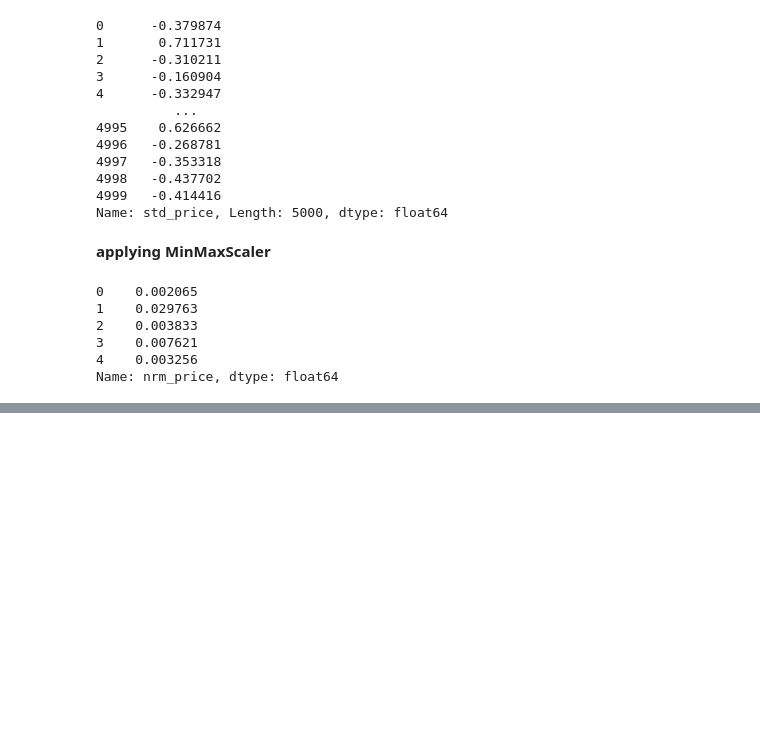
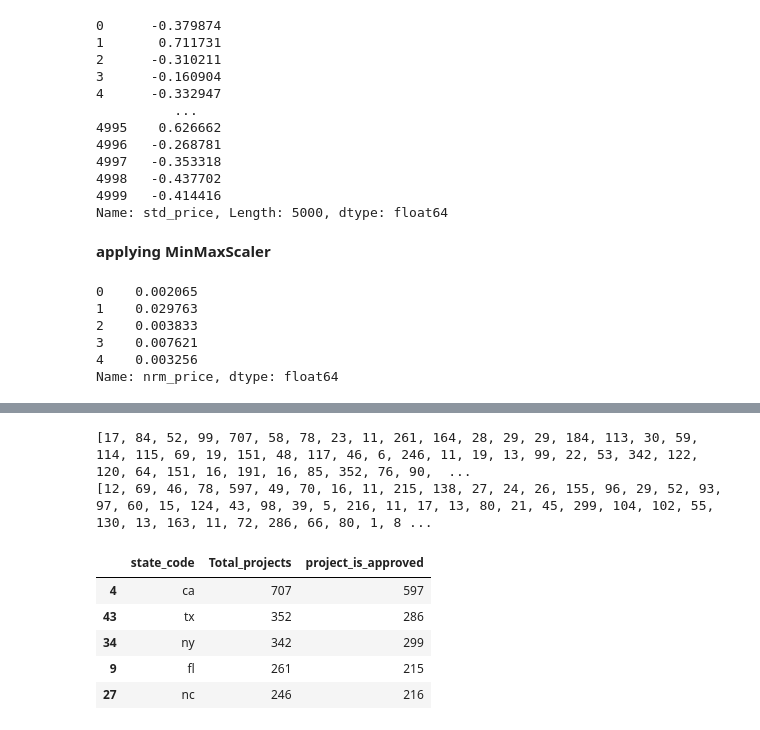
Before and after one commit to srinivas2234/DonorsChooseDataset, a Jupyter notebook: DonorsChoose_Srinivas.ipynb, the cells around one changed output, grey strips where cells are left out. Cells and saved outputs as stored; diff of their text form; code cells hidden in the pictures; blank space fills up the shorter version.

```diff
--- a/DonorsChoose_Srinivas.ipynb
+++ b/DonorsChoose_Srinivas.ipynb
@@ -566,0 +599,38 @@ array([[ 0,  1,  2,  3,  4,  5,  6,  7,  8,  9, 10, 11, 12, 13, 14, 15,
+# %%
+# temp_approvals = pd.DataFrame(project_data.groupby("school_state")["project_is_approved"].mean()).reset_index()
+# temp_all=project_data.groupby("school_state")["project_is_approved"].mean().reset_index()
+# #print(temp_all[0:3])
+# temp_approvals.columns=['state_code', 'num_proposals']
+# temp_approvals.head(3)
+
+temp = pd.DataFrame(project_data.groupby("school_state")["project_is_approved"].apply(np.mean)).reset_index()
+# if you have data which contain only 0 and 1, then the mean = percentage (think about it)
+temp.columns = ['state_code', 'num_proposals']
+temp.head(13)
+
+tot_proposals=pd.DataFrame(project_data.groupby('school_state')['project_is_approved'].count())
+total= list(tot_proposals['project_is_approved'])
+print(total)
+tot_approvals=pd.DataFrame(project_data.groupby('school_state')['project_is_approved'].sum())
+approved=list(tot_approvals['project_is_approved'])
+#school_stateNames=list(temp['school_state'])
+print(approved)
+school_stateNames=list(temp['state_code'])
+# %% [output]
+[17, 84, 52, 99, 707, 58, 78, 23, 11, 261, 164, 28, 29, 29, 184, 113, 30, 59, 114, 115, 69, 19, 151, 48, 117, 46, 6, 246, 11, 19, 13, 99, 22, 53, 342, 122, 120, 64, 151, 16, 191, 16, 85, 352, 76, 90,  ...
+[12, 69, 46, 78, 597, 49, 70, 16, 11, 215, 138, 27, 24, 26, 155, 96, 29, 52, 93, 97, 60, 15, 124, 43, 98, 39, 5, 216, 11, 17, 13, 80, 21, 45, 299, 104, 102, 55, 130, 13, 163, 11, 72, 286, 66, 80, 1, 8 ...
+# %%
+Temp_df=pd.DataFrame(columns =['state_code','Total_projects','project_is_approved'])
+Temp_df['state_code']=school_stateNames
+Temp_df['Total_projects']=total
+Temp_df['project_is_approved']=approved
+Temp_df.head(5)
+Temp_df.sort_values(by='Total_projects', inplace=True, ascending=False)
+Temp_df.head(5)
+# %% [output]
+|  | state_code | Total_projects | project_is_approved |
+| 4 | ca | 707 | 597 |
+| 43 | tx | 352 | 286 |
+| 34 | ny | 342 | 299 |
+| 9 | fl | 261 | 215 |
+| 27 | nc | 246 | 216 |
```
Also changed, not shown: parts of 12 cells of this notebook.
